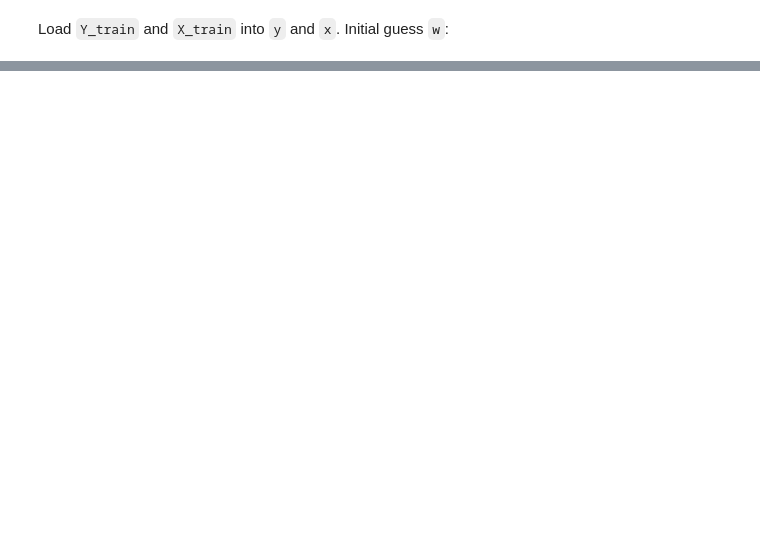
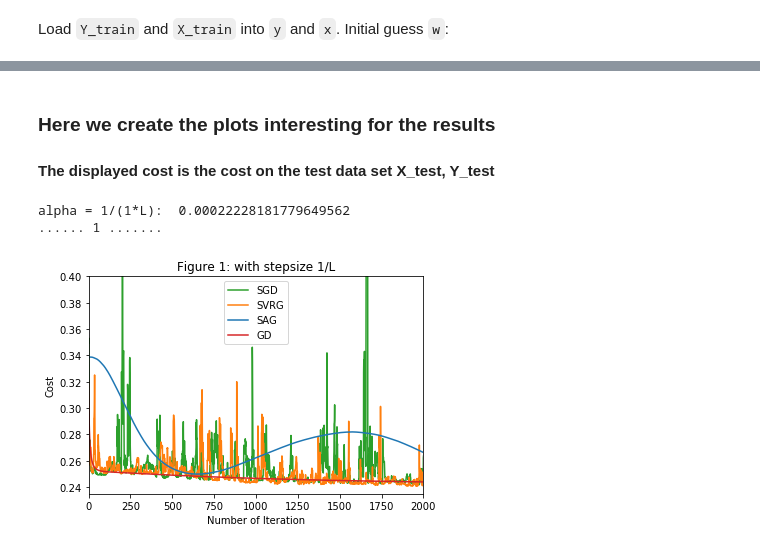
Before and after one commit to hellkvist/EP3260-MLoNs-2020-MH, a Jupyter notebook: Computer-Assignments/CA-G2-2.ipynb, the cells around one changed output, grey strips where cells are left out. Cells and saved outputs as stored; diff of their text form; code cells hidden in the pictures; blank space fills up the shorter version.

```diff
--- a/Computer-Assignments/CA-G2-2.ipynb
+++ b/Computer-Assignments/CA-G2-2.ipynb
@@ -290,4 +362,4 @@ x = X_train
 print("x: ", x.shape)
 print("y: ", y.shape)
 N, d = x.shape
-w = np.random.rand(d,1)*0.1  # Initialization of w
+w = np.random.rand(d,1)*0.01  # Initialization of w
@@ -294,8 +369,7 @@ w = np.random.rand(d,1)*0.1  # Initialization of w
 # %%
-# smoothness and convexity
 L = find_smoothness(x, y, lambda_)
 print("L: ", L)
-scaling = 2
-alpha = 1/(scaling*L)
-alpha_string = "alpha = 1/({0}*L)".format(scaling) + ": "
+a = 1
+alpha = 1/(a*L)
+alpha_string = "alpha = 1/({0}*L)".format(a) + ": "
 print(alpha_string, alpha)
@@ -302,7 +381,7 @@ print(alpha_string, alpha)
 # %%
 #-------------------- GD Solver -----------------------
 print(alpha)
-num_iters = 10000 # change the value
+num_iters = 1000 # change the value
 start = time.time()
 gd = solver(x, y, w, alpha, num_iters, lambda_, epsilon, optimizer = "GD", mem=False)
 end = time.time()
@@ -314,6 +403,6 @@ print("Training time for GD: ", end-start)
 # %%
 #-------------------- SGD Solver -----------------------
-num_iters = 10 # change the value
+num_iters = 100 # change the value
 start = time.time()
 sgd = solver(x, y, w, alpha, num_iters, lambda_, epsilon, optimizer = "SGD", mem=False)
 end = time.time()
@@ -347,0 +462,58 @@ print("Training time for SAG: ", end-start)
+# %% [markdown]
+### Here we create the plots interesting for the results
+#### The displayed cost is the cost on the test data set X_test, Y_test
+# %%
+## Executing the iterations and plot the cost function here:
+a = 1
+alpha = 1/(a*L)
+alpha_string = "alpha = 1/({0}*L)".format(a) + ": "
+print(alpha_string, alpha)
+
+n_sims = 1
+I_max = 20000
+cost_1= np.zeros((I_max,4))
+for n in range(n_sims):
+    w = np.random.rand(d,1)*0.01
+
+    print("......",n+1,".......")
+    #--------------GD-------------------
+    gd, gd_cost  = solver(x, y, w, alpha, I_max, lambda_, epsilon, optimizer="GD", mem=False, return_cost=True, verbose=False)
+
+    cost_1[:,0] += gd_cost/n_sims
+
+    #---------------SGD------------------
+    sgd, sgd_cost = solver(x, y, w, alpha, I_max, lambda_, epsilon, optimizer="SGD", mem=False, return_cost=True, verbose=False)
+
+    cost_1[:,1] += sgd_cost/n_sims
+
+    #---------------SVRG----------------
+    svrg, svrg_cost = solver(x, y, w, alpha, I_max, lambda_, epsilon, optimizer="SVRG", mem=False, return_cost=True, verbose=False)
+
+    cost_1[:,2] += svrg_cost/n_sims
+
+    #---------------SAG------------------
+    sag, sag_cost = solver(x, y, w, alpha, I_max, lambda_, epsilon, optimizer="SAG", mem=False, return_cost=True, verbose=False)
+
+    cost_1[:,3] += sag_cost/n_sims
+
+    #------------------------------------
+# %% [output]
+alpha = 1/(1*L):  0.00022228181779649562
+...... 1 .......
+# %%
+## PLOTs
+l1 = plt.plot(cost_1[:,1],color="C2", label='SGD')
+l2 = plt.plot(cost_1[:,2],color="C1", label='SVRG')
+l3 = plt.plot(cost_1[:,3],color="C0", label='SAG')
+l0 = plt.plot(cost_1[:,0],color="C3", label='GD')
+# complete other plots here:
+
+plt.xlabel("Number of Iteration")
+plt.ylabel("Cost")
+plt.legend()
+
+plt.ylim(0.235, .4)
+plt.xlim(0,2000)
+_ = plt.title('Figure 1: with stepsize 1/L')
+# %% [output]
+[figure, added]
```
Also changed, not shown: parts of 29 cells of this notebook.
